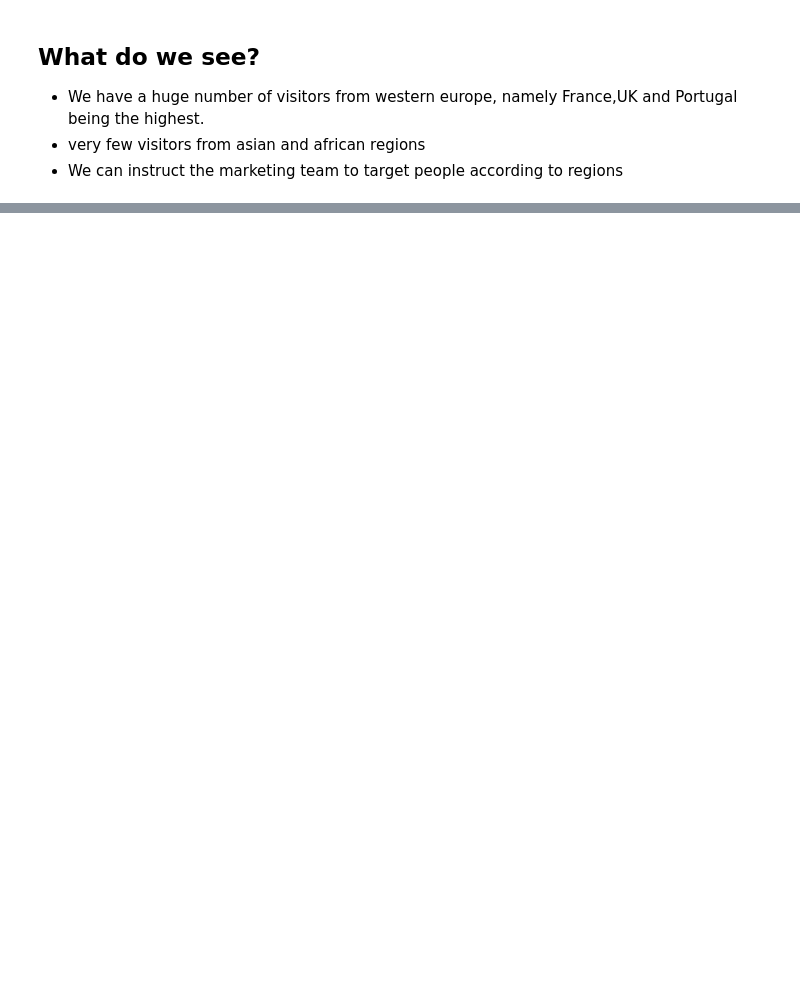
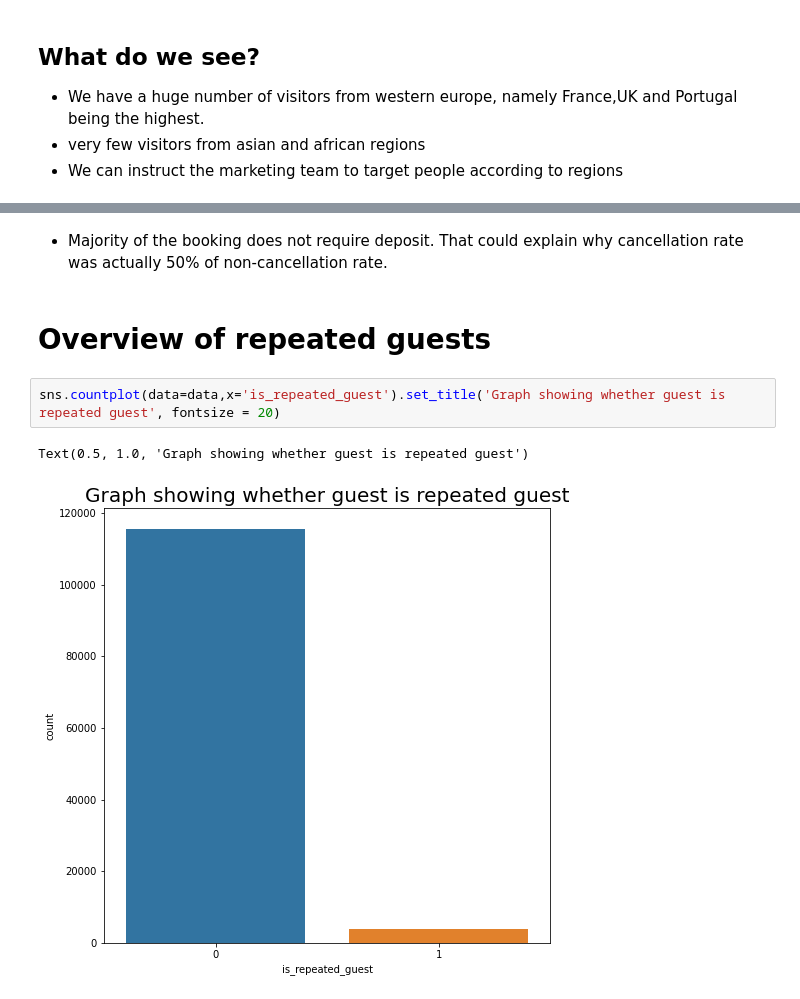
Before and after one commit to Deven876/Capstone-1-Hotel-Booking-Analysis, a Jupyter notebook: Capstone_Project_1_Hotel_Booking_Analysis.ipynb, the cells around one changed output, grey strips where cells are left out. Saved outputs shown, nothing was run; the diff lists cells and outputs as text; blank space fills up the shorter version.

```diff
--- a/Capstone_Project_1_Hotel_Booking_Analysis.ipynb
+++ b/Capstone_Project_1_Hotel_Booking_Analysis.ipynb
@@ -496,0 +525,9 @@ px.choropleth(country_visitors,
+# %% [markdown]
+- Majority of the booking does not require deposit. That could explain why cancellation rate was actually 50% of non-cancellation rate.
+# %% [markdown]
+# Overview of repeated guests
+# %%
+sns.countplot(data=data,x='is_repeated_guest').set_title('Graph showing whether guest is repeated guest', fontsize = 20)
+# %% [output]
+Text(0.5, 1.0, 'Graph showing whether guest is repeated guest')
+[figure, added]
```
Also changed, not shown: parts of 25 cells of this notebook.
